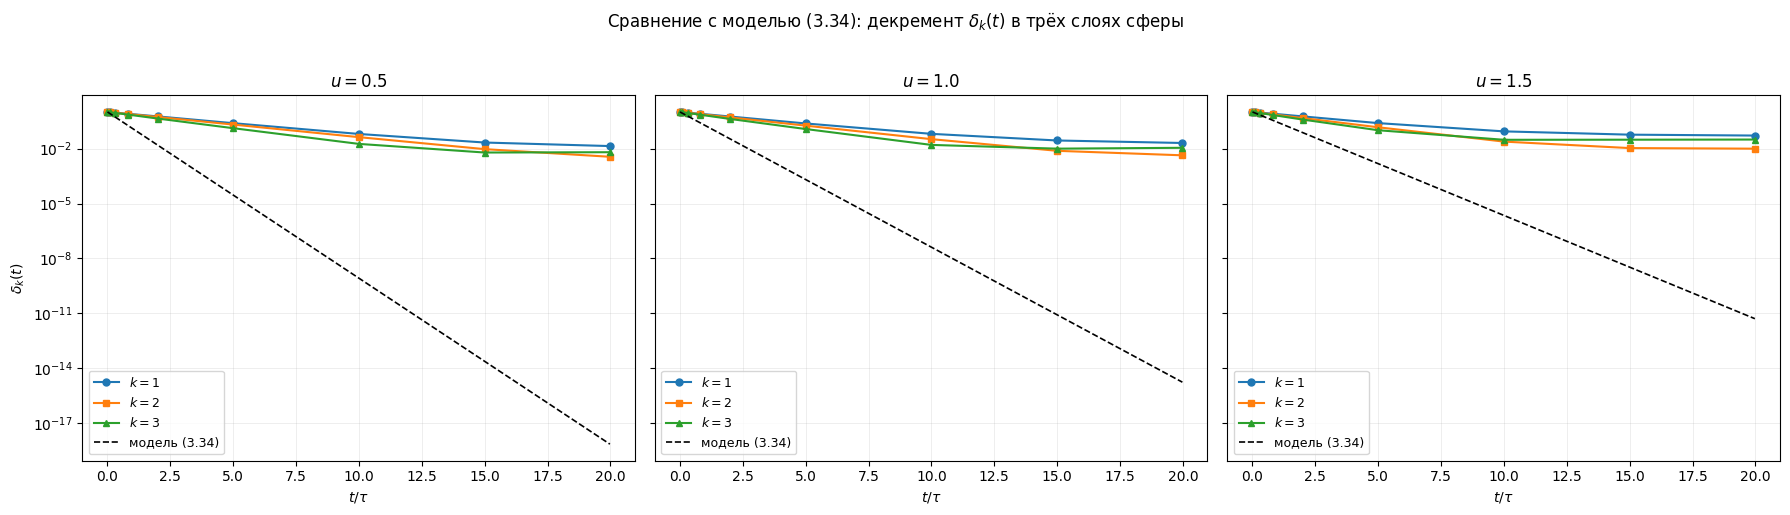
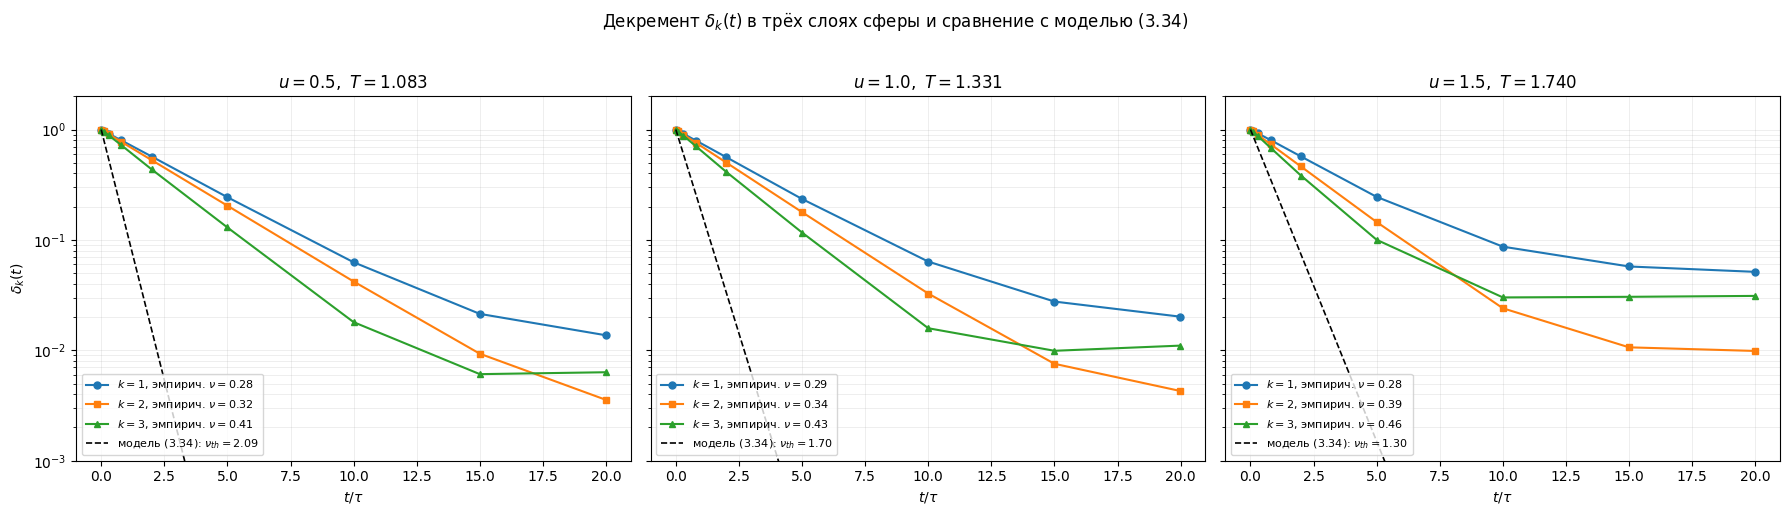
Code edit (unified diff) that turned the first committed figure into the second:
--- before
+++ after
@@ -1,6 +1,6 @@
 # Сравнение с релаксационным модельным уравнением (Пособие, формула 3.34, стр. 28).
-# δ_k(t) = ||f - f_M||_k / ||f_0 - f_M||_k — нормированное отклонение от равновесного
-# Максвелла в k-м слое сферы (k = 1, 2, 3; формула 3.38).
-# Теоретический декремент: ln(δ) = -16 t / (5√2 T).
+#   f(t) = f_M + (f(0) - f_M) exp(-t / t_rel)  →  ln δ_k(t) = -t / t_rel
+# Аналитическая оценка для жёстких сфер при T=1, n=1: t_rel = 5√2·T / 16 ≈ 0.44.
+# Слои сферы (формула 3.38): k=1,2,3 — концентрические слои [0..1/3, 1/3..2/3, 2/3..1] · ξ_cut.
 def maxwell_eq(xi_x, xi_y, xi_z, T_eq):
     """Равновесный максвеллиан с u=0 и температурой T_eq, нормированный на n=1."""
@@ -11,6 +11,5 @@
 
 def layer_norm(f_minus_fM, xi_x, xi_y, xi_z, dxi, k, xi_cut):
-    """L2-норма разницы f - f_M в k-м слое сферы:
-       (k-1) ξ_cut/3  ≤  |ξ|  <  k ξ_cut/3."""
+    """L2-норма разницы f - f_M в k-м слое сферы:  (k-1)·ξ_cut/3 ≤ |ξ| < k·ξ_cut/3."""
     X, Y, Z = np.meshgrid(xi_x, xi_y, xi_z, indexing="ij")
     R = np.sqrt(X**2 + Y**2 + Z**2)
@@ -39,26 +38,38 @@
         diff = f_full - f_M
         for k in (1, 2, 3):
-            n = layer_norm(diff, xi_x, xi_y, xi_z, dxi, k, XI_CUT)
+            n_val = layer_norm(diff, xi_x, xi_y, xi_z, dxi, k, XI_CUT)
             if i == 0:
-                norms_0[k] = n
-            deltas[k].append(n / max(norms_0[k], 1e-30))
+                norms_0[k] = n_val
+            deltas[k].append(n_val / max(norms_0[k], 1e-30))
+
+    # Эмпирический фит — линейный наклон ln(δ_k) на ранне-средней части (точки 1..5).
+    fit_idx = slice(1, 6)
+    fits = {}
+    for k in (1, 2, 3):
+        ln_d = np.log(np.maximum(np.array(deltas[k])[fit_idx], 1e-30))
+        slope, intercept = np.polyfit(times[fit_idx], ln_d, 1)
+        fits[k] = (-slope, intercept)  # decrement = -slope
 
     for k, marker, c in [(1, "o", "tab:blue"), (2, "s", "tab:orange"), (3, "^", "tab:green")]:
+        decrement_emp, _ = fits[k]
         ax.semilogy(times, deltas[k], marker=marker, ls="-", color=c,
-                    label=fr"$k={k}$", ms=5)
+                    label=fr"$k={k}$, эмпирич. $\nu={decrement_emp:.2f}$", ms=5)
 
-    # Теоретическая прямая Пособия (3.34): ln(δ) = -16 t / (5√2 T)
+    # Теоретическая прямая Пособия (3.34): декремент 16/(5√2·T) при T=T_eq
     t_grid = np.linspace(times.min(), times.max(), 100)
-    ax.semilogy(t_grid, np.exp(-16 * t_grid / (5 * np.sqrt(2) * T_eq)),
-                "k--", lw=1.2, label=r"модель (3.34)")
+    nu_model = 16.0 / (5.0 * np.sqrt(2.0) * T_eq)
+    ax.semilogy(t_grid, np.exp(-nu_model * t_grid),
+                "k--", lw=1.2,
+                label=fr"модель (3.34): $\nu_{{th}}={nu_model:.2f}$")
 
     ax.set_xlabel(r"$t/\tau$")
     if u == US[0]:
         ax.set_ylabel(r"$\delta_k(t)$")
-    ax.set_title(fr"$u={u}$")
+    ax.set_title(fr"$u={u},\ T={T_eq:.3f}$")
+    ax.set_ylim(1e-3, 2.0)        # видим только релевантный диапазон
     ax.grid(True, which="both", alpha=0.3)
-    ax.legend(fontsize=9)
+    ax.legend(fontsize=8, loc="lower left")
 
-fig.suptitle(r"Сравнение с моделью (3.34): декремент $\delta_k(t)$ в трёх слоях сферы", y=1.02)
+fig.suptitle(r"Декремент $\delta_k(t)$ в трёх слоях сферы и сравнение с моделью (3.34)", y=1.02)
 fig.tight_layout()
 fig.savefig(os.path.join(OUT_DIR, "delta_k_evolution.png"), dpi=150, bbox_inches="tight")

Commit: round 8: the 4th momentum